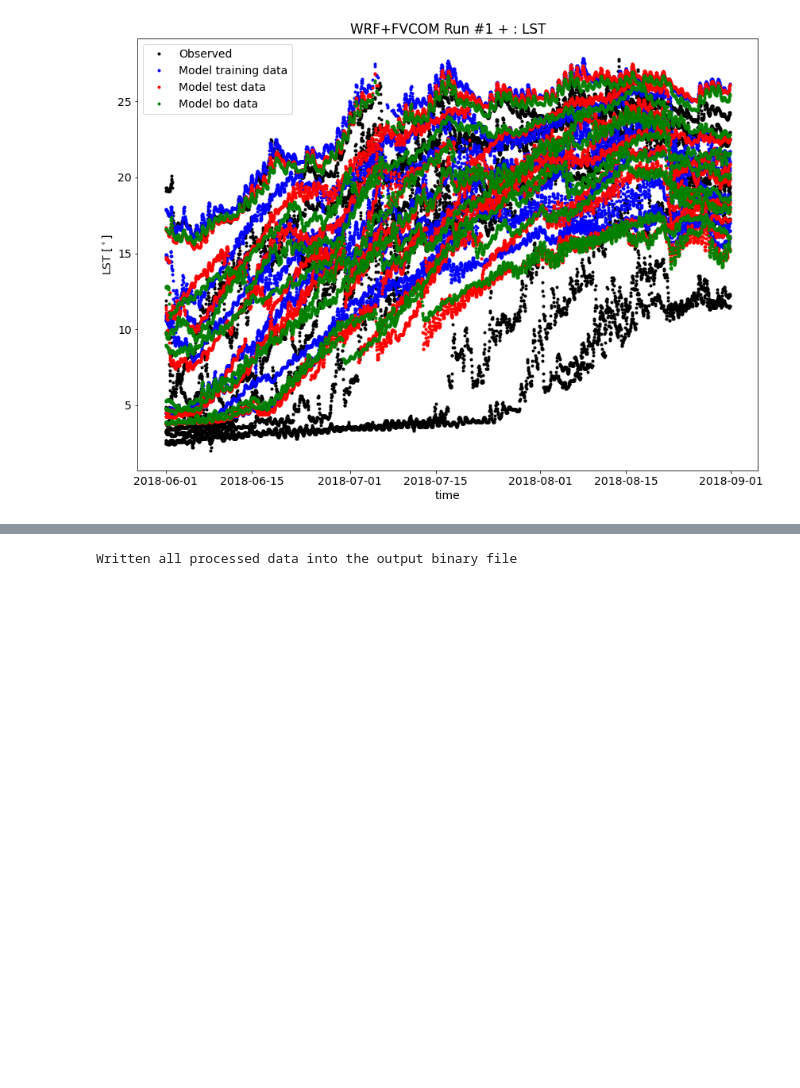
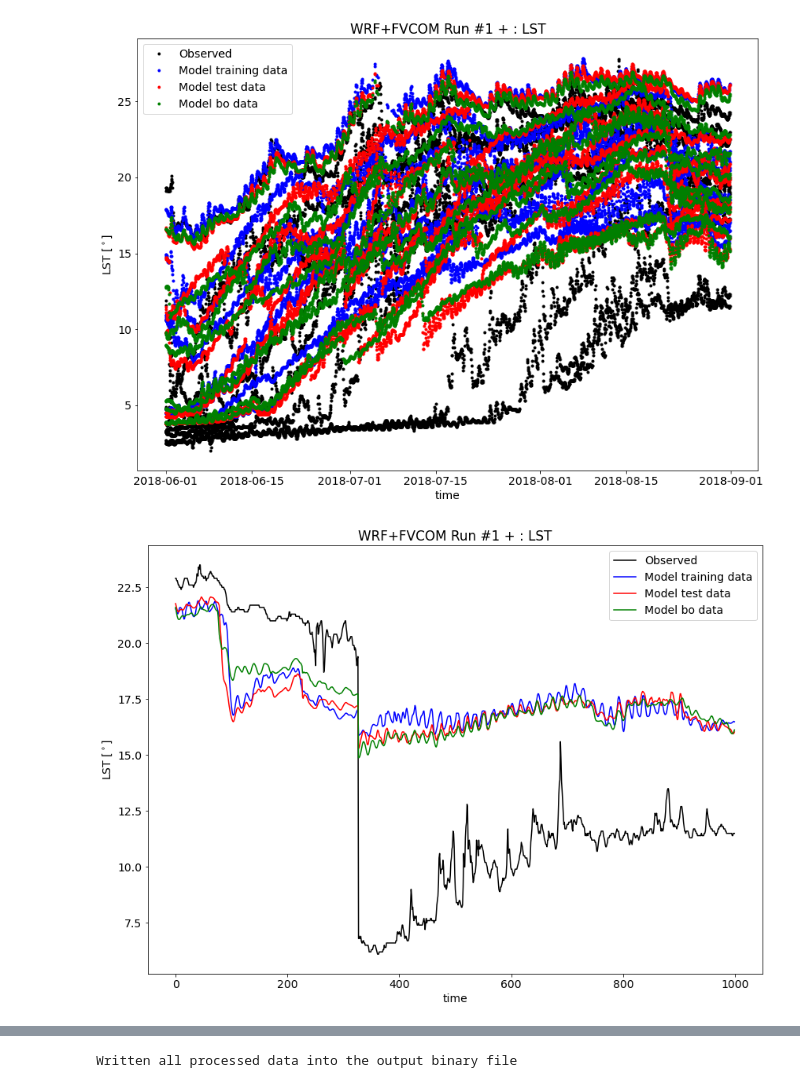
Before and after one commit to WPringle/GreatLakes_CoupledModelUQ, a Jupyter notebook: workflow/process_WRF+FVCOM_lakebuoy_temperature_timeseries.ipynb, the cells around one changed output, grey strips where cells are left out. Drawn from its saved outputs; the diff is of its cells as text; code cells hidden in the pictures; blank space fills up the shorter version.

```diff
--- a/workflow/process_WRF+FVCOM_lakebuoy_temperature_timeseries.ipynb
+++ b/workflow/process_WRF+FVCOM_lakebuoy_temperature_timeseries.ipynb
@@ -376,4 +364,21 @@ plt.legend()
 plt.show()
 # %% [output]
 [figure]
+# %%
+# Compare model data for LST
+fig = plt.figure(figsize=(14,10))
+this_data = set_dict['training_set']['model_data_timeseries']
+plt.plot(this_data['data']['LST'][-1000::],'k-',label='Observed')
+plt.plot(this_data['model']['LST'][0,-1000::],'b-', label='Model training data')
+this_data = set_dict['test_set']['model_data_timeseries']
+plt.plot(this_data['model']['LST'][0,-1000::],'r-', label='Model test data')
+this_data = set_dict['bo_set']['model_data_timeseries']
+plt.plot(this_data['model']['LST'][0,-1000::],'g-', label='Model bo data')
+plt.xlabel('time')
+plt.ylabel('LST [$^\circ$]')
+plt.title("WRF+FVCOM Run #1 + : LST")
+plt.legend()
+plt.show()
+# %% [output]
+[figure, added]
 # %%
```
Also changed, not shown: parts of 12 cells of this notebook, 1 other file.
